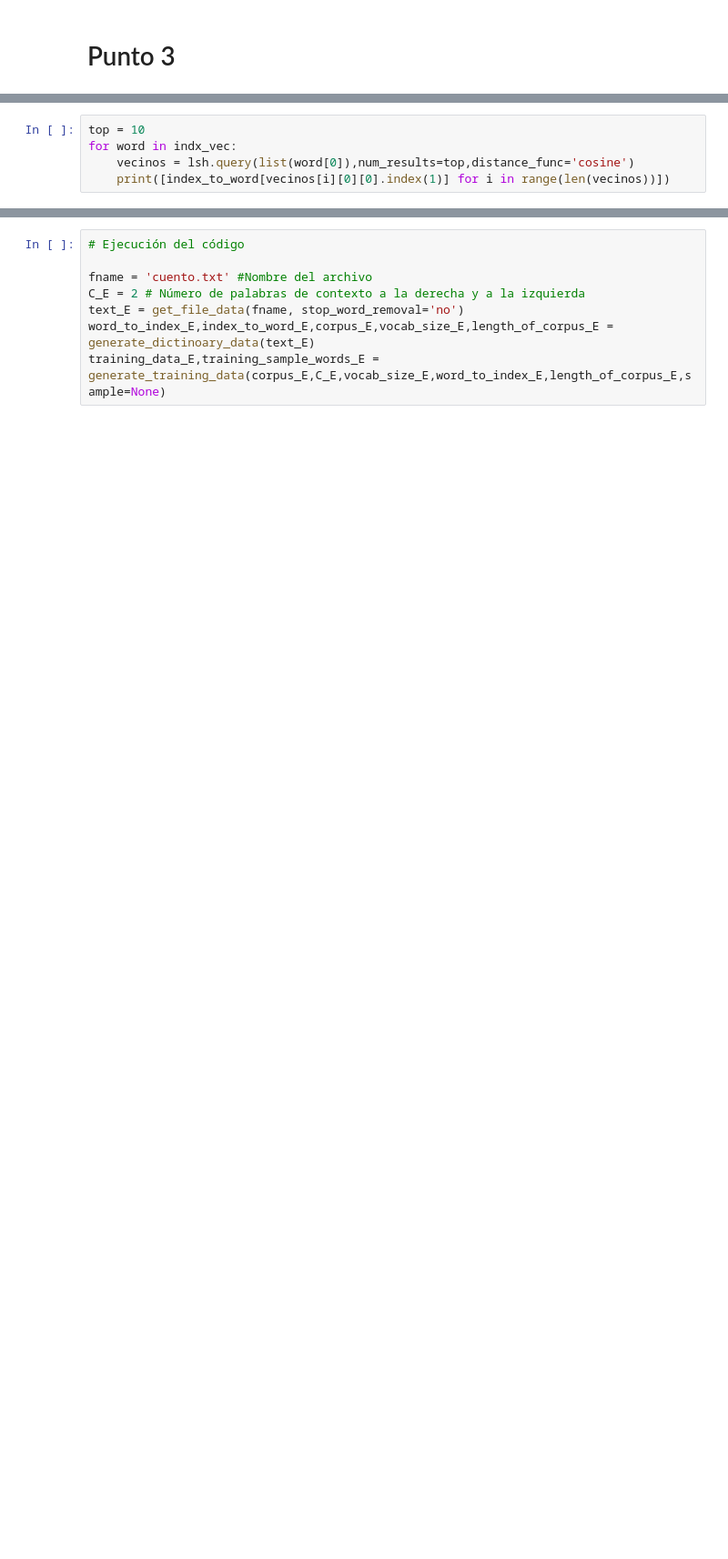
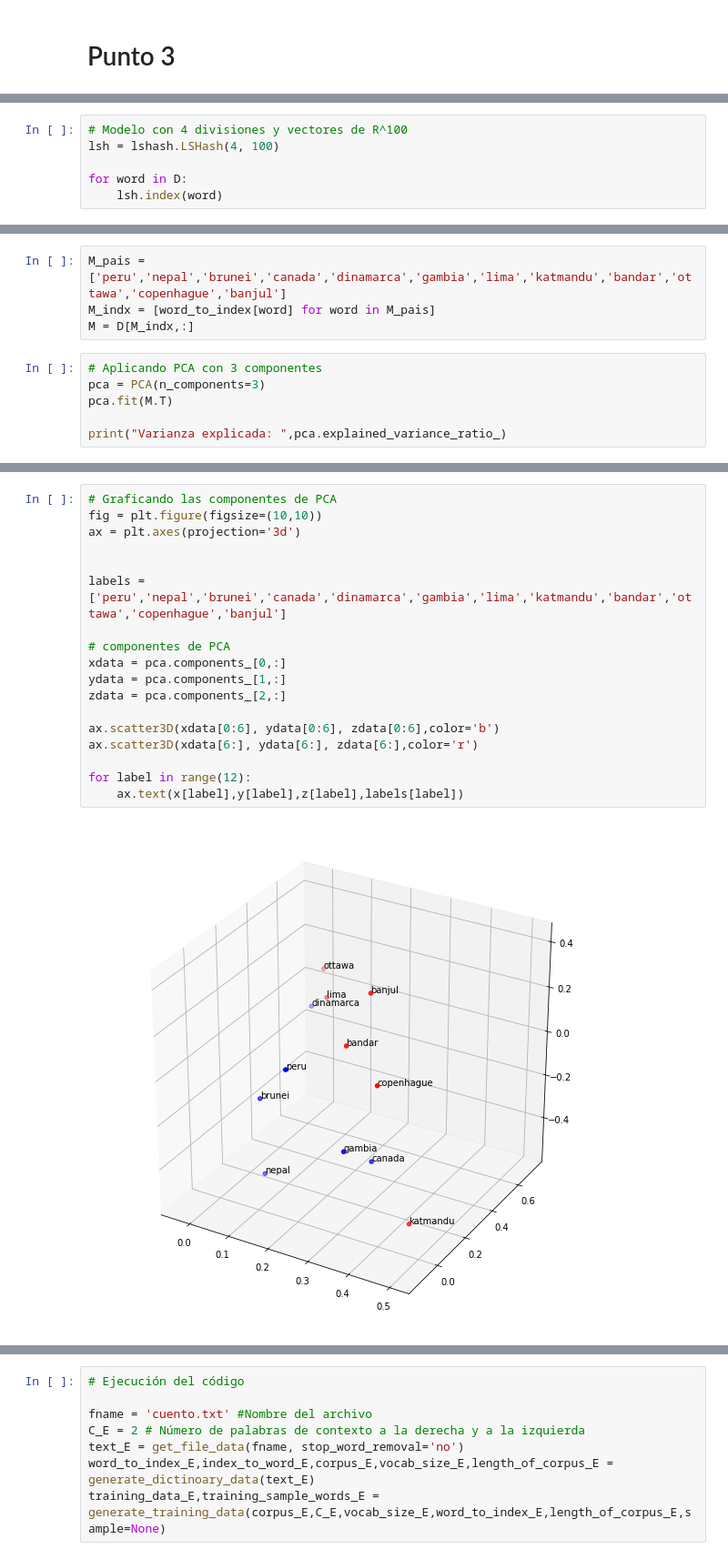
Before and after one commit to FelipeGuz/NLP_word2vec_bag_of_words, a Jupyter notebook: Proyecto_II_word2vec.ipynb, the cells around one changed output, grey strips where cells are left out. Shown at 91% size. Cells and saved outputs as stored; diff of their text form; blank space fills up the shorter version.

Commit message:
Solución de representación de los vectores como promedio de las matrices de pesos de la red. Mejora de todo el código

```diff
--- a/Proyecto_II_word2vec.ipynb
+++ b/Proyecto_II_word2vec.ipynb
@@ -368,5 +239,0 @@ indx_vec = [training_data[i] for i in words_indx]
-# %%
-top = 10
-for word in indx_vec:
-    vecinos = lsh.query(list(word[0]),num_results=top,distance_func='cosine')
-    print([index_to_word[vecinos[i][0][0].index(1)] for i in range(len(vecinos))])
@@ -380,0 +289,6 @@ for word in indx_vec:
+# %%
+# Modelo con 4 divisiones y vectores de R^100
+lsh = lshash.LSHash(4, 100)
+
+for word in D:
+    lsh.index(word)
@@ -380,0 +309,10 @@ for word in indx_vec:
+# %%
+M_pais = ['peru','nepal','brunei','canada','dinamarca','gambia','lima','katmandu','bandar','ottawa','copenhague','banjul']
+M_indx = [word_to_index[word] for word in M_pais]
+M = D[M_indx,:]
+# %%
+# Aplicando PCA con 3 componentes
+pca = PCA(n_components=3)
+pca.fit(M.T)
+
+print("Varianza explicada: ",pca.explained_variance_ratio_)
@@ -380,0 +321,20 @@ for word in indx_vec:
+# %%
+# Graficando las componentes de PCA
+fig = plt.figure(figsize=(10,10))
+ax = plt.axes(projection='3d')
+
+
+labels = ['peru','nepal','brunei','canada','dinamarca','gambia','lima','katmandu','bandar','ottawa','copenhague','banjul']
+
+# componentes de PCA
+xdata = pca.components_[0,:]
+ydata = pca.components_[1,:]
+zdata = pca.components_[2,:]
+
+ax.scatter3D(xdata[0:6], ydata[0:6], zdata[0:6],color='b')
+ax.scatter3D(xdata[6:], ydata[6:], zdata[6:],color='r')
+
+for label in range(12):
+    ax.text(x[label],y[label],z[label],labels[label])
+# %% [output]
+[figure, added]
```
Also changed, not shown: parts of 63 cells of this notebook.
